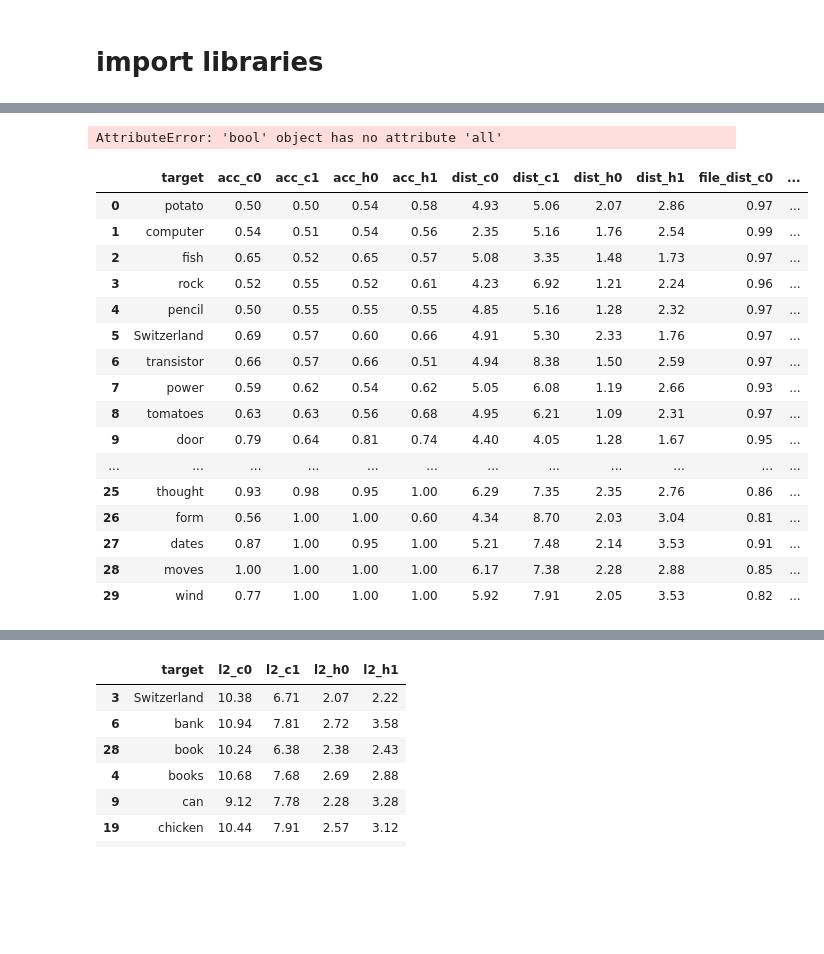
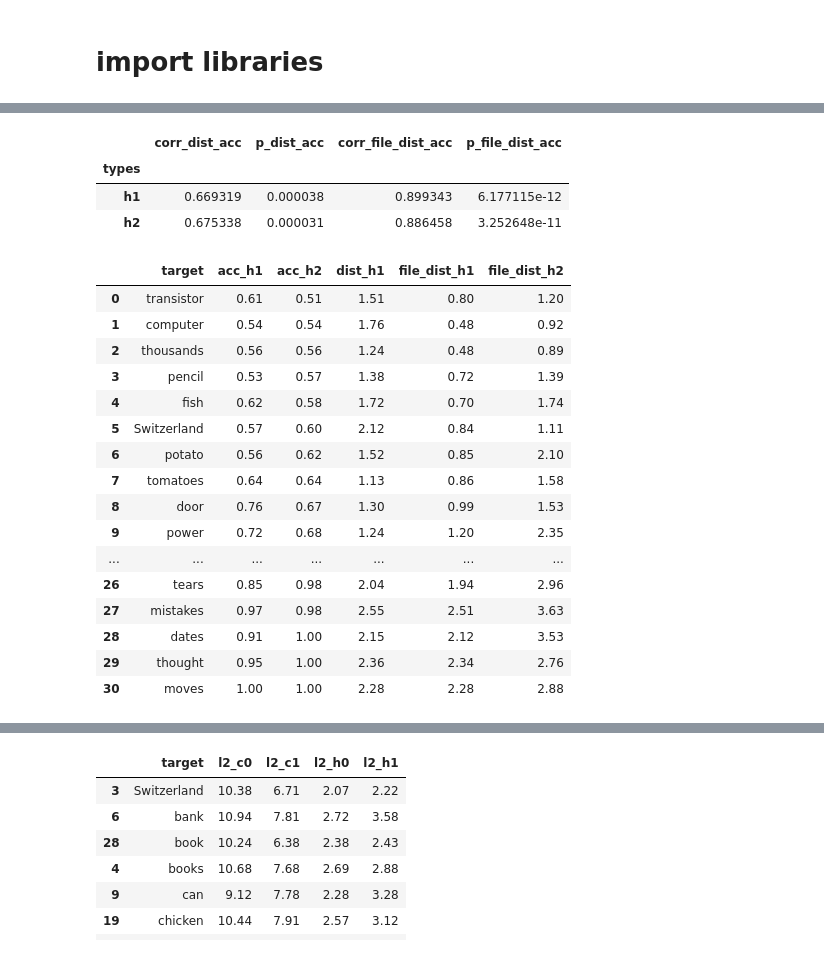
Before and after one commit to CLQuantizer/polysemy, a Jupyter notebook: GaussianClustering.ipynb, the cells around one changed output, grey strips where cells are left out. Cells and saved outputs as stored; diff of their text form; code cells hidden in the pictures; blank space fills up the shorter version.

```diff
--- a/GaussianClustering.ipynb
+++ b/GaussianClustering.ipynb
@@ -59,7 +40,7 @@ def single_type_word_dist(df,t):
         x1 = dfa['tensors'].agg('mean')
         x2 = dfb['tensors'].agg('mean')
         #res[word] = euclidean(x1,x2)
-        res[word] = cos(x1,x2)
+        res[word] = euclidean(x1,x2)
     file_dis = pd.DataFrame.from_dict(res, orient='index',columns = [f'file_dist_{t}']).reset_index().rename(columns={"index": "target"})
     return file_dis
 # calculate the ground truth distance between file
@@ -75,17 +56,17 @@ def all_types_of_dist(embed_dict,types=types):
             df = pd.merge(df,delta_df, on='target')
     return df
 # calculate l2 normalisation factors for each extraction type
-def l2_normalisation_factors(embed_dict,types=types):
-    norm_factors = pd.DataFrame(columns = ['target'] + [f'l2_{t}' for t in types])
-    word_set = set()
-    for t in types:
-        a = []
-        for word,group in embed_dict[t].groupby(by='target'):
-            #exlude the werd words in the data set
-            if word =='went' or word == 'line':
-                continue
-            word_set.add(word)
-            a.append(np.linalg.norm(group['tensors'].apply('mean')))
-        norm_factors[f'l2_{t}']=a
-    norm_factors['target'] = list(word_set)
-    return norm_factors
+# def l2_normalisation_factors(embed_dict,types=types):
+#     norm_factors = pd.DataFrame(columns = ['target'] + [f'l2_{t}' for t in types])
+#     word_set = set()
+#     for t in types:
+#         a = []
+#         for word,group in embed_dict[t].groupby(by='target'):
+#             #exlude the werd words in the data set
+#             if word =='went' or word == 'line':
+#                 continue
+#             word_set.add(word)
+#             a.append(np.linalg.norm(group['tensors'].apply('mean')))
+#         norm_factors[f'l2_{t}']=a
+#     norm_factors['target'] = list(word_set)
+#     return norm_factors
@@ -208,7 +199,7 @@ def all_types_ngauss(n_random,embed_dict,n_init,types=types,metric='euclidean'):
             res = pd.DataFrame.merge(res,ngauss(n_random,embed_dict[t],n_init,t=t,metric = metric),on='target')
     return res
 # %%
-two_ng = all_types_ngauss(1,embed_dict,1)
+two_ng = all_types_ngauss(3,embed_dict,1)
 # %%
 two_ng.sort_values(by='acc_h1')
 # %% [output]
@@ -268,29 +259,32 @@ p = pd.DataFrame.from_dict(p,orient='index', columns =['corr_file_dist_acc','p_f
 corr_p = pd.DataFrame.merge(corr,p, on = 'index').rename(columns = {'index':'types'}).set_index('types')
 corr_p
 # %% [output]
-AttributeError: 'bool' object has no attribute 'all'
+|  | corr_dist_acc | p_dist_acc | corr_file_dist_acc | p_file_dist_acc |
+| types |  |  |  |  |
+| h1 | 0.669319 | 0.000038 | 0.899343 | 6.177115e-12 |
+| h2 | 0.675338 | 0.000031 | 0.886458 | 3.252648e-11 |
 # %%
-results.sort_values(by='acc_h0') #.drop(['acc_h0','acc_c1','acc_c0','acc_h1',],axis=1)
-comparison = results[['target','acc_c0','acc_c1','acc_h0','acc_h1','dist_c0','dist_c1','dist_h0','dist_h1','file_dist_c0','file_dist_h0','file_dist_c1','file_dist_h1',]]
-comparison.sort_values(by='acc_c1').reset_index().drop(['index'],axis=1)
+results.sort_values(by='acc_h1') #.drop(['acc_h0','acc_c1','acc_c0','acc_h1',],axis=1)
+comparison = results[['target','acc_h1','acc_h2','dist_h1','file_dist_h1','file_dist_h2']]
+comparison.sort_values(by='acc_h2').reset_index().drop(['index'],axis=1)
 # %% [output]
-|  | target | acc_c0 | acc_c1 | acc_h0 | acc_h1 | dist_c0 | dist_c1 | dist_h0 | dist_h1 | file_dist_c0 | ... |
-| 0 | potato | 0.50 | 0.50 | 0.54 | 0.58 | 4.93 | 5.06 | 2.07 | 2.86 | 0.97 | ... |
-| 1 | computer | 0.54 | 0.51 | 0.54 | 0.56 | 2.35 | 5.16 | 1.76 | 2.54 | 0.99 | ... |
-| 2 | fish | 0.65 | 0.52 | 0.65 | 0.57 | 5.08 | 3.35 | 1.48 | 1.73 | 0.97 | ... |
-| 3 | rock | 0.52 | 0.55 | 0.52 | 0.61 | 4.23 | 6.92 | 1.21 | 2.24 | 0.96 | ... |
-| 4 | pencil | 0.50 | 0.55 | 0.55 | 0.55 | 4.85 | 5.16 | 1.28 | 2.32 | 0.97 | ... |
-| 5 | Switzerland | 0.69 | 0.57 | 0.60 | 0.66 | 4.91 | 5.30 | 2.33 | 1.76 | 0.97 | ... |
-| 6 | transistor | 0.66 | 0.57 | 0.66 | 0.51 | 4.94 | 8.38 | 1.50 | 2.59 | 0.97 | ... |
-| 7 | power | 0.59 | 0.62 | 0.54 | 0.62 | 5.05 | 6.08 | 1.19 | 2.66 | 0.93 | ... |
-| 8 | tomatoes | 0.63 | 0.63 | 0.56 | 0.68 | 4.95 | 6.21 | 1.09 | 2.31 | 0.97 | ... |
-| 9 | door | 0.79 | 0.64 | 0.81 | 0.74 | 4.40 | 4.05 | 1.28 | 1.67 | 0.95 | ... |
-| ... | ... | ... | ... | ... | ... | ... | ... | ... | ... | ... | ... |
-| 25 | thought | 0.93 | 0.98 | 0.95 | 1.00 | 6.29 | 7.35 | 2.35 | 2.76 | 0.86 | ... |
-| 26 | form | 0.56 | 1.00 | 1.00 | 0.60 | 4.34 | 8.70 | 2.03 | 3.04 | 0.81 | ... |
-| 27 | dates | 0.87 | 1.00 | 0.95 | 1.00 | 5.21 | 7.48 | 2.14 | 3.53 | 0.91 | ... |
-| 28 | moves | 1.00 | 1.00 | 1.00 | 1.00 | 6.17 | 7.38 | 2.28 | 2.88 | 0.85 | ... |
-| 29 | wind | 0.77 | 1.00 | 1.00 | 1.00 | 5.92 | 7.91 | 2.05 | 3.53 | 0.82 | ... |
+|  | target | acc_h1 | acc_h2 | dist_h1 | file_dist_h1 | file_dist_h2 |
+| 0 | transistor | 0.61 | 0.51 | 1.51 | 0.80 | 1.20 |
+| 1 | computer | 0.54 | 0.54 | 1.76 | 0.48 | 0.92 |
+| 2 | thousands | 0.56 | 0.56 | 1.24 | 0.48 | 0.89 |
+| 3 | pencil | 0.53 | 0.57 | 1.38 | 0.72 | 1.39 |
+| 4 | fish | 0.62 | 0.58 | 1.72 | 0.70 | 1.74 |
+| 5 | Switzerland | 0.57 | 0.60 | 2.12 | 0.84 | 1.11 |
+| 6 | potato | 0.56 | 0.62 | 1.52 | 0.85 | 2.10 |
+| 7 | tomatoes | 0.64 | 0.64 | 1.13 | 0.86 | 1.58 |
+| 8 | door | 0.76 | 0.67 | 1.30 | 0.99 | 1.53 |
+| 9 | power | 0.72 | 0.68 | 1.24 | 1.20 | 2.35 |
+| ... | ... | ... | ... | ... | ... | ... |
+| 26 | tears | 0.85 | 0.98 | 2.04 | 1.94 | 2.96 |
+| 27 | mistakes | 0.97 | 0.98 | 2.55 | 2.51 | 3.63 |
+| 28 | dates | 0.91 | 1.00 | 2.15 | 2.12 | 3.53 |
+| 29 | thought | 0.95 | 1.00 | 2.36 | 2.34 | 2.76 |
+| 30 | moves | 1.00 | 1.00 | 2.28 | 2.28 | 2.88 |
 # %%
 # t(comparison['acc_h0'],comparison['acc_h1'])
 # %%
```
Also changed, not shown: parts of 14 cells of this notebook, 9 other files.
